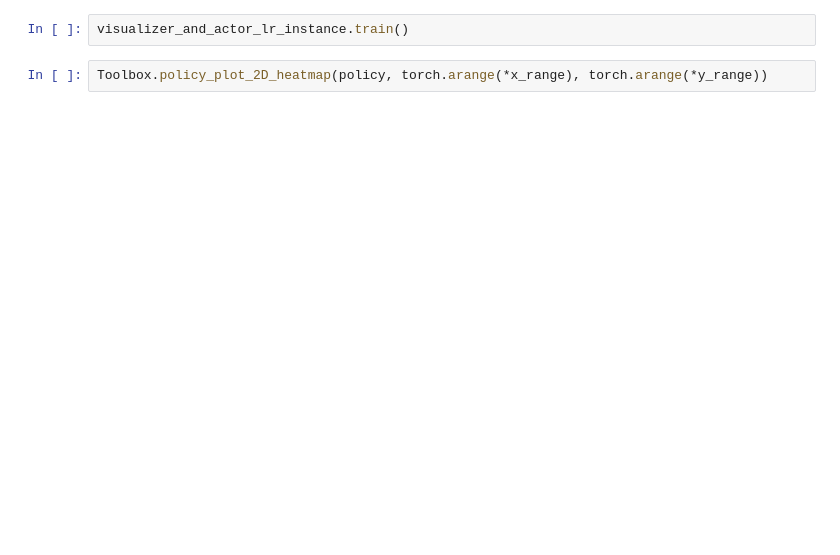
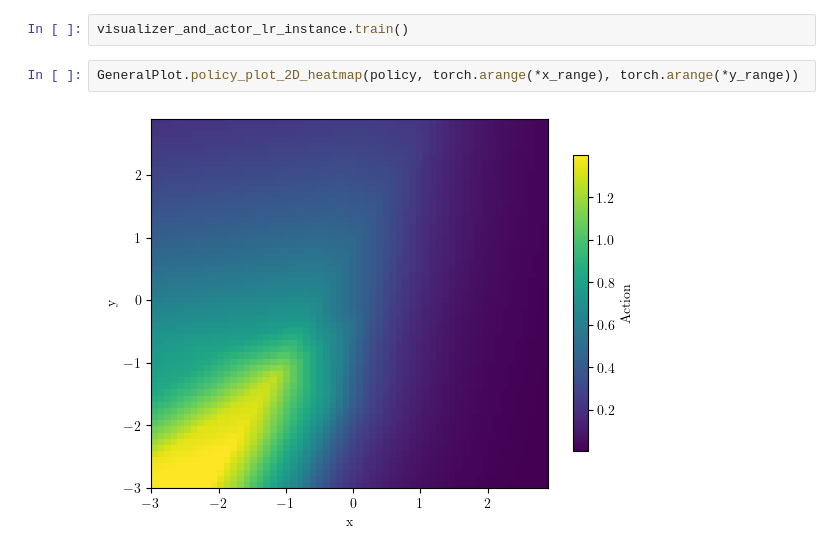
Before and after one commit to congyewang/Harnessing-the-Power-of-Reinforcement-Learning-for-Adaptive-MCMC, a Jupyter notebook: experiments/laplace_2/laplace_2_flex_mala.ipynb, the cells around one changed output. Drawn from its saved outputs; the diff is of its cells as text; blank space fills up the shorter version.

```diff
--- a/experiments/laplace_2/laplace_2_flex_mala.ipynb
+++ b/experiments/laplace_2/laplace_2_flex_mala.ipynb
@@ -57,7 +63,9 @@ visualizer_and_actor_lr_instance = Callback(
 # %%
 visualizer_and_actor_lr_instance.train()
 # %%
-Toolbox.policy_plot_2D_heatmap(policy, torch.arange(*x_range), torch.arange(*y_range))
+GeneralPlot.policy_plot_2D_heatmap(policy, torch.arange(*x_range), torch.arange(*y_range))
+# %% [output]
+[figure, added]
 # %%
 lower_window_size = 0
 upper_window_size = learning_instance.env.envs[0].get_wrapper_attr("current_step") - 1
```
Also changed, not shown: parts of 17 cells of this notebook, 2 other files.
